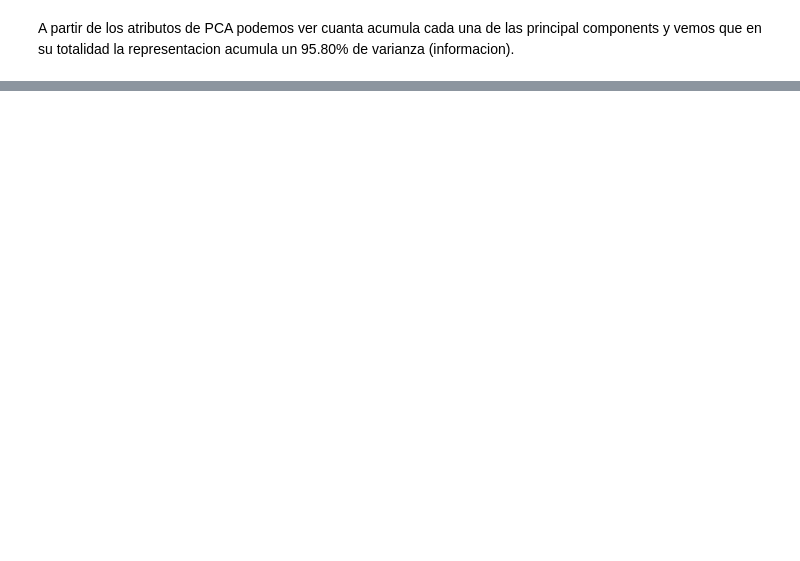
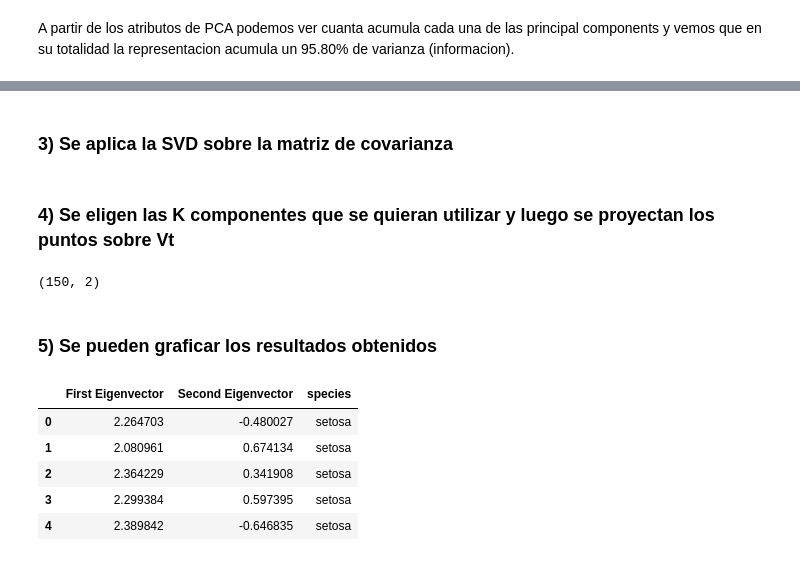
Before and after one commit to idontdomath/datos-dimensionality-reduction, a Jupyter notebook: 02-pca-iris.ipynb, the cells around one changed output, grey strips where cells are left out. Cells and saved outputs as stored; diff of their text form; code cells hidden in the pictures; blank space fills up the shorter version.

```diff
--- a/02-pca-iris.ipynb
+++ b/02-pca-iris.ipynb
@@ -118,0 +127,4 @@ A partir de los atributos de PCA podemos ver cuanta acumula cada una de las prin
+# %%
+features = ['sepal_length', 'sepal_width', 'petal_length', 'petal_width']
+x = iris.loc[:, features].values
+x = StandardScaler().fit_transform(x)
@@ -118,0 +136,2 @@ A partir de los atributos de PCA podemos ver cuanta acumula cada una de las prin
+# %% [markdown]
+### 3) Se aplica la SVD sobre la matriz de covarianza
@@ -118,0 +140,24 @@ A partir de los atributos de PCA podemos ver cuanta acumula cada una de las prin
+# %% [markdown]
+### 4) Se eligen las K componentes que se quieran utilizar y luego se proyectan los puntos sobre Vt
+# %%
+k = 2
+vt_k_eigenvector = vt[:k,:]
+data_in_k_dimensions = np.dot(x,vt_k_eigenvector.T)
+data_in_k_dimensions.shape
+# %% [output]
+(150, 2)
+# %% [markdown]
+### 5) Se pueden graficar los resultados obtenidos
+# %%
+principalDf = pd.DataFrame(data = data_in_k_dimensions
+             , columns = ['First Eigenvector', 'Second Eigenvector'])
+# concatenamos los valores de species para poder reconstruir el set de datos.
+finalDf = pd.concat([principalDf, iris[['species']]], axis = 1)
+finalDf.head()
+# %% [output]
+|  | First Eigenvector | Second Eigenvector | species |
+| 0 | 2.264703 | -0.480027 | setosa |
+| 1 | 2.080961 | 0.674134 | setosa |
+| 2 | 2.364229 | 0.341908 | setosa |
+| 3 | 2.299384 | 0.597395 | setosa |
+| 4 | 2.389842 | -0.646835 | setosa |
```
Also changed, not shown: parts of 15 cells of this notebook.
